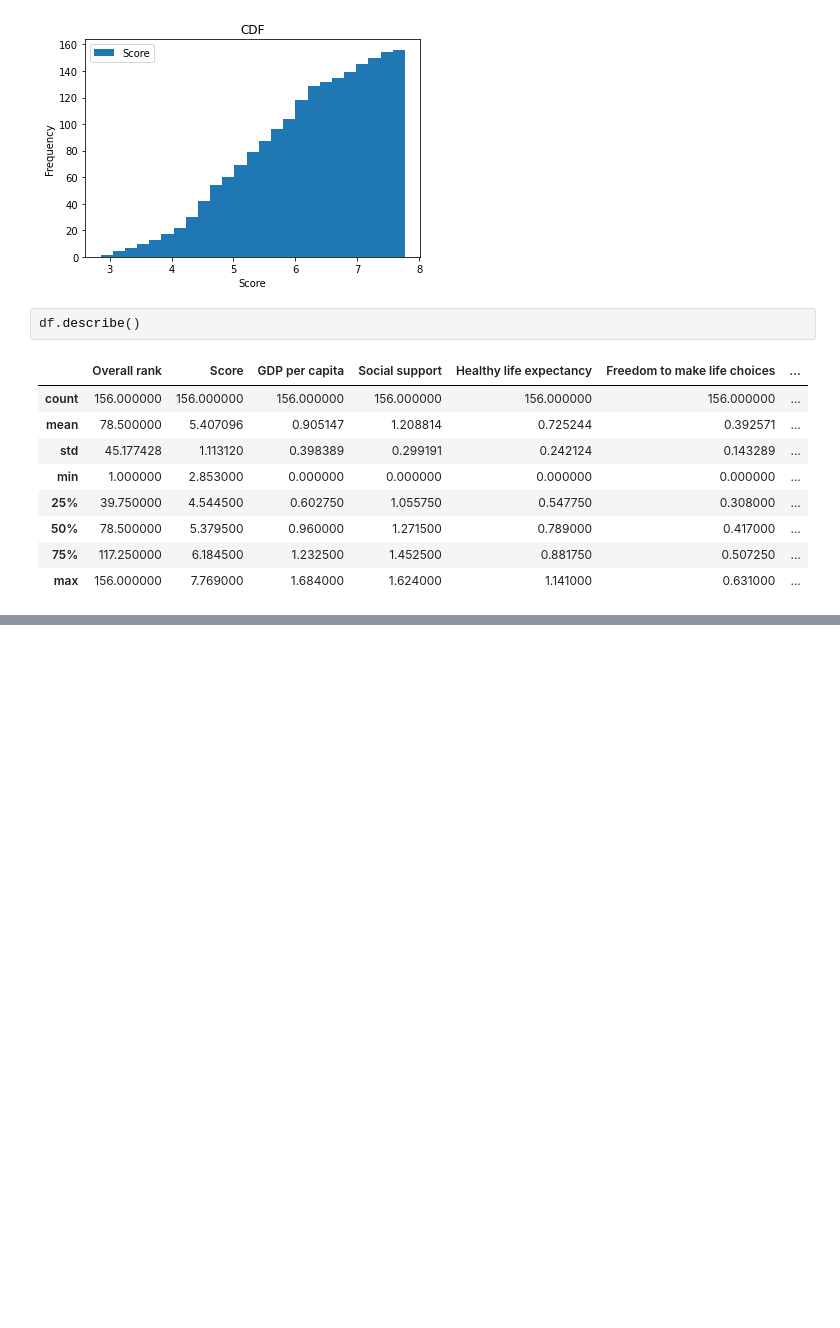
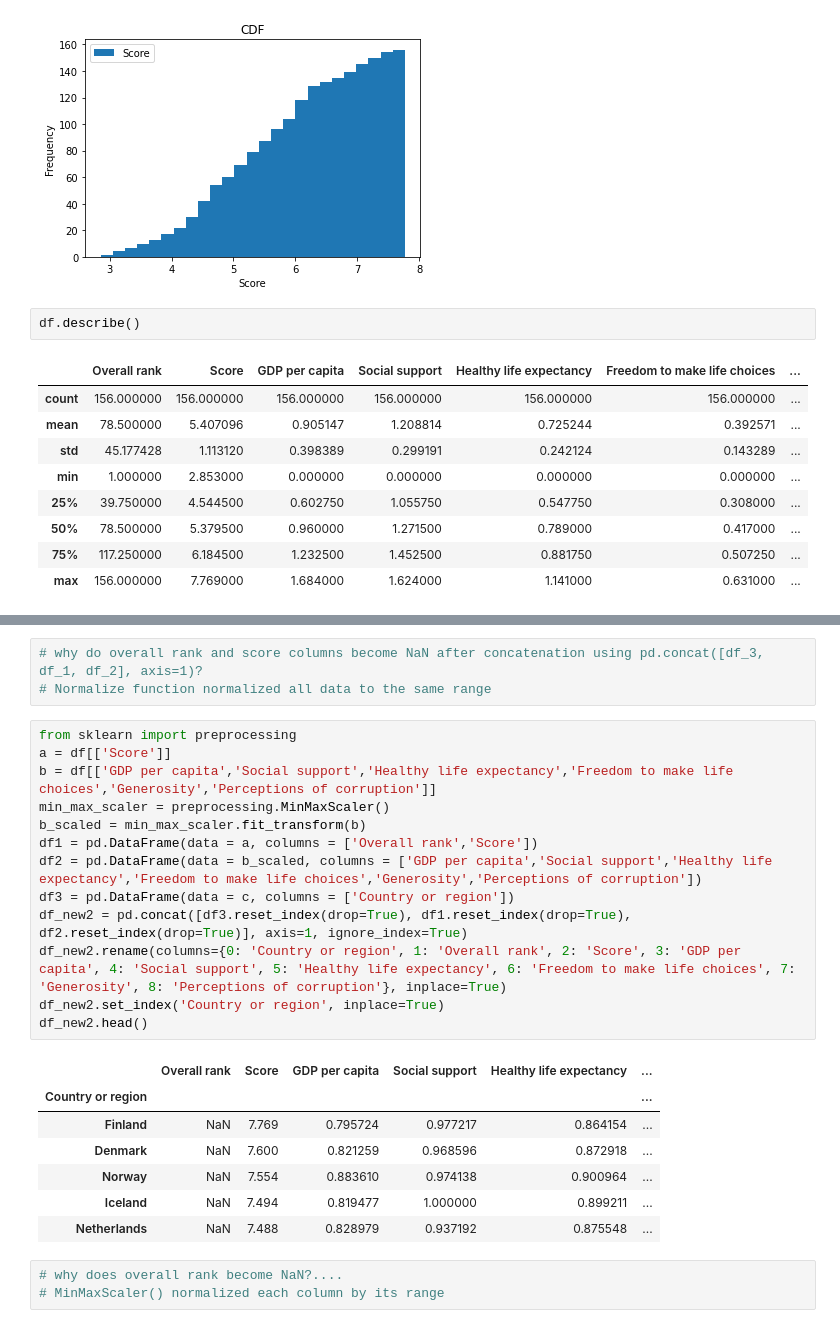
Before and after one commit to zoeyyzh/springboard, a Jupyter notebook: HappinessReport.ipynb, the cells around one changed output, grey strips where cells are left out. Saved outputs shown, nothing was run; the diff lists cells and outputs as text; blank space fills up the shorter version.

```diff
--- a/HappinessReport.ipynb
+++ b/HappinessReport.ipynb
@@ -66,0 +109,27 @@ plt.show()
+# %%
+# why do overall rank and score columns become NaN after concatenation using pd.concat([df_3, df_1, df_2], axis=1)?
+# Normalize function normalized all data to the same range
+# %%
+from sklearn import preprocessing
+a = df[['Score']]
+b = df[['GDP per capita','Social support','Healthy life expectancy','Freedom to make life choices','Generosity','Perceptions of corruption']]
+min_max_scaler = preprocessing.MinMaxScaler()
+b_scaled = min_max_scaler.fit_transform(b)
+df1 = pd.DataFrame(data = a, columns = ['Overall rank','Score'])
+df2 = pd.DataFrame(data = b_scaled, columns = ['GDP per capita','Social support','Healthy life expectancy','Freedom to make life choices','Generosity','Perceptions of corruption'])
+df3 = pd.DataFrame(data = c, columns = ['Country or region'])
+df_new2 = pd.concat([df3.reset_index(drop=True), df1.reset_index(drop=True), df2.reset_index(drop=True)], axis=1, ignore_index=True)
+df_new2.rename(columns={0: 'Country or region', 1: 'Overall rank', 2: 'Score', 3: 'GDP per capita', 4: 'Social support', 5: 'Healthy life expectancy', 6: 'Freedom to make life choices', 7: 'Generosity', 8: 'Perceptions of corruption'}, inplace=True)
+df_new2.set_index('Country or region', inplace=True)
+df_new2.head()
+# %% [output]
+|  | Overall rank | Score | GDP per capita | Social support | Healthy life expectancy | ... |
+| Country or region |  |  |  |  |  | ... |
+| Finland | NaN | 7.769 | 0.795724 | 0.977217 | 0.864154 | ... |
+| Denmark | NaN | 7.600 | 0.821259 | 0.968596 | 0.872918 | ... |
+| Norway | NaN | 7.554 | 0.883610 | 0.974138 | 0.900964 | ... |
+| Iceland | NaN | 7.494 | 0.819477 | 1.000000 | 0.899211 | ... |
+| Netherlands | NaN | 7.488 | 0.828979 | 0.937192 | 0.875548 | ... |
+# %%
+# why does overall rank become NaN?....
+# MinMaxScaler() normalized each column by its range
```
Also changed, not shown: parts of 6 cells of this notebook.
